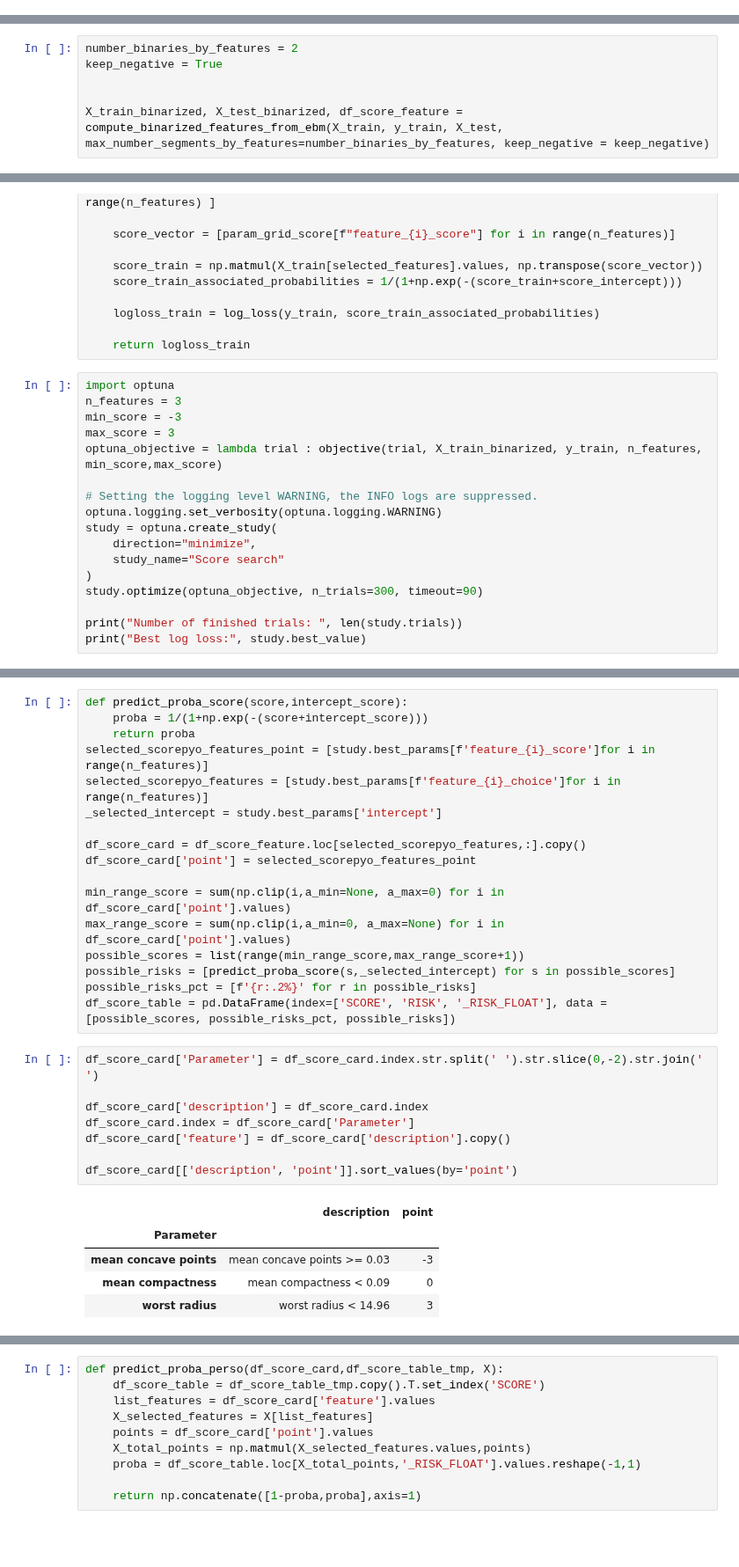
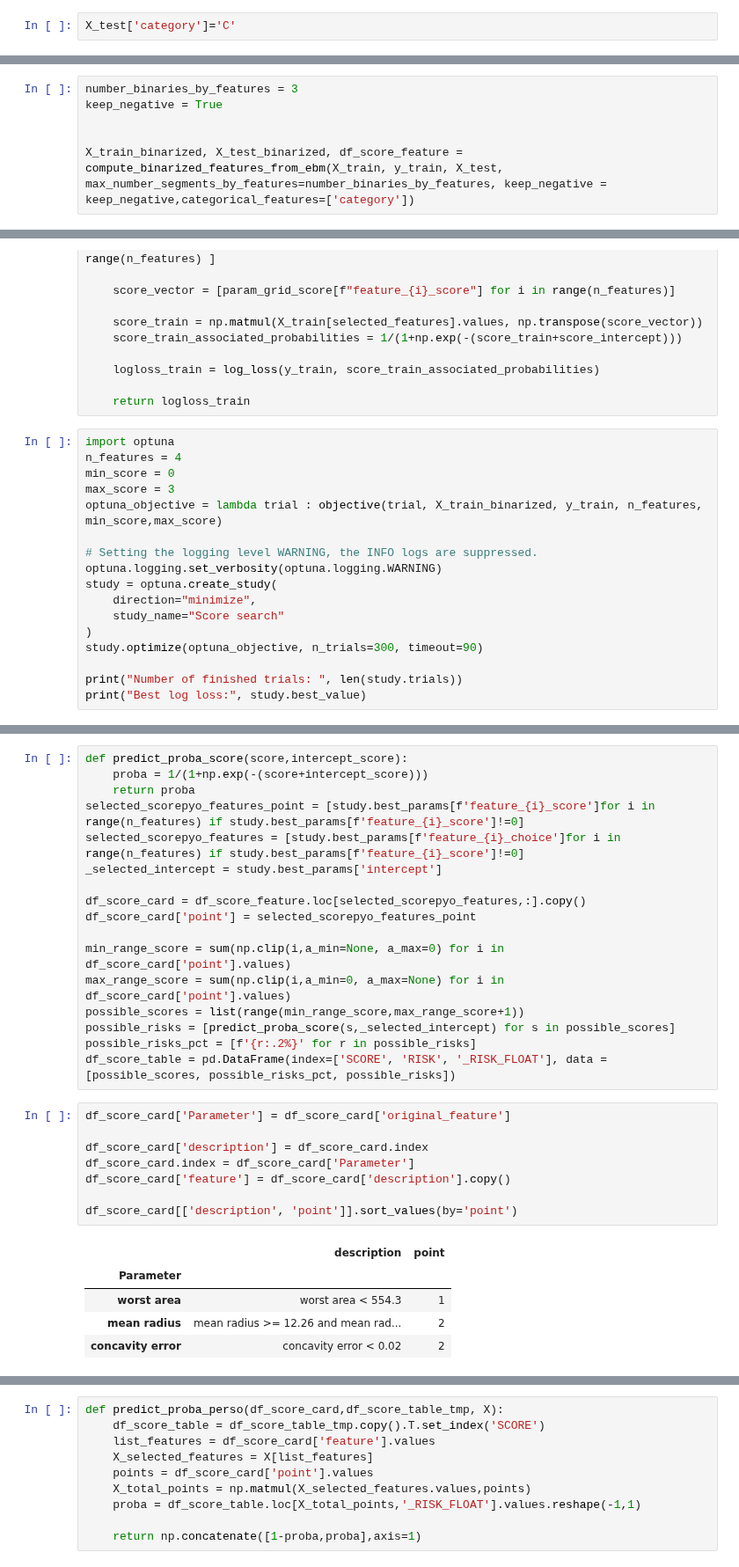
Before and after one commit to sami-ka/scorepyo, a Jupyter notebook: notebooks/demo.ipynb, the cells around one changed output, grey strips where cells are left out. Shown at 88% size. Drawn from its saved outputs; the diff is of its cells as text; blank space fills up the shorter version.

```diff
--- a/notebooks/demo.ipynb
+++ b/notebooks/demo.ipynb
@@ -41 +19,3 @@ ebm_global = ebm.explain_global(name='EBM')
+# %%
+X_test['category']='C'
 # %%
@@ -95,11 +111,11 @@ def compute_binarized_features_from_ebm(X_train, y_train, X_test, max_number_seg
 
     return X_train_binarized, X_test_binarized, df_score_feature
 # %%
-number_binaries_by_features = 2
+number_binaries_by_features = 3
 keep_negative = True
 
 
-X_train_binarized, X_test_binarized, df_score_feature = compute_binarized_features_from_ebm(X_train, y_train, X_test, max_number_segments_by_features=number_binaries_by_features, keep_negative = keep_negative)
+X_train_binarized, X_test_binarized, df_score_feature = compute_binarized_features_from_ebm(X_train, y_train, X_test, max_number_segments_by_features=number_binaries_by_features, keep_negative = keep_negative,categorical_features=['category'])
 # %%
 df_score_feature
 # %% [output]
@@ -142,8 +158,8 @@ def objective(trial, X_train, y_train, n_features, min_score,max_score):
     return logloss_train
 # %%
 import optuna
-n_features = 3
-min_score = -3
+n_features = 4
+min_score = 0
 max_score = 3
 optuna_objective = lambda trial : objective(trial, X_train_binarized, y_train, n_features, min_score,max_score)
 
@@ -174,8 +192,8 @@ study.best_params
 def predict_proba_score(score,intercept_score):
     proba = 1/(1+np.exp(-(score+intercept_score)))
     return proba
-selected_scorepyo_features_point = [study.best_params[f'feature_{i}_score']for i in range(n_features)]
-selected_scorepyo_features = [study.best_params[f'feature_{i}_choice']for i in range(n_features)]
+selected_scorepyo_features_point = [study.best_params[f'feature_{i}_score']for i in range(n_features) if study.best_params[f'feature_{i}_score']!=0]
+selected_scorepyo_features = [study.best_params[f'feature_{i}_choice']for i in range(n_features) if study.best_params[f'feature_{i}_score']!=0]
 _selected_intercept = study.best_params['intercept']
 
 df_score_card = df_score_feature.loc[selected_scorepyo_features,:].copy()
@@ -188,19 +206,19 @@ possible_risks = [predict_proba_score(s,_selected_intercept) for s in possible_s
 possible_risks_pct = [f'{r:.2%}' for r in possible_risks]
 df_score_table = pd.DataFrame(index=['SCORE', 'RISK', '_RISK_FLOAT'], data = [possible_scores, possible_risks_pct, possible_risks])
 # %%
-df_score_card['Parameter'] = df_score_card.index.str.split(' ').str.slice(0,-2).str.join(' ')
+df_score_card['Parameter'] = df_score_card['original_feature']
 
 df_score_card['description'] = df_score_card.index
 df_score_card.index = df_score_card['Parameter']
 df_score_card['feature'] = df_score_card['description'].copy()
 
 df_score_card[['description', 'point']].sort_values(by='point')
 # %% [output]
 |  | description | point |
 | Parameter |  |  |
-| mean concave points | mean concave points >= 0.03 | -3 |
-| mean compactness | mean compactness < 0.09 | 0 |
-| worst radius | worst radius < 14.96 | 3 |
+| worst area | worst area < 554.3 | 1 |
+| mean radius | mean radius >= 12.26 and mean rad... | 2 |
+| concavity error | concavity error < 0.02 | 2 |
 # %%
 df_score_table
 # %% [output]
```
Also changed, not shown: parts of 8 cells of this notebook, 2 other files.
